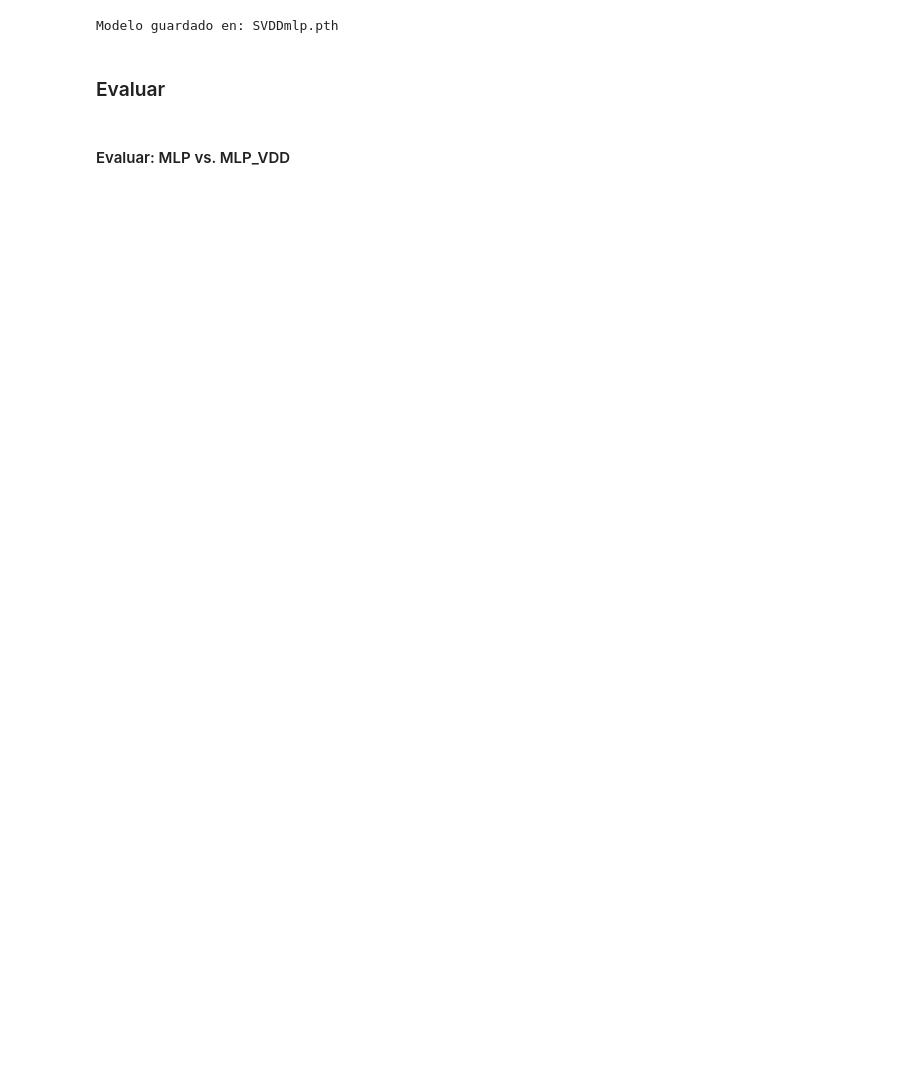
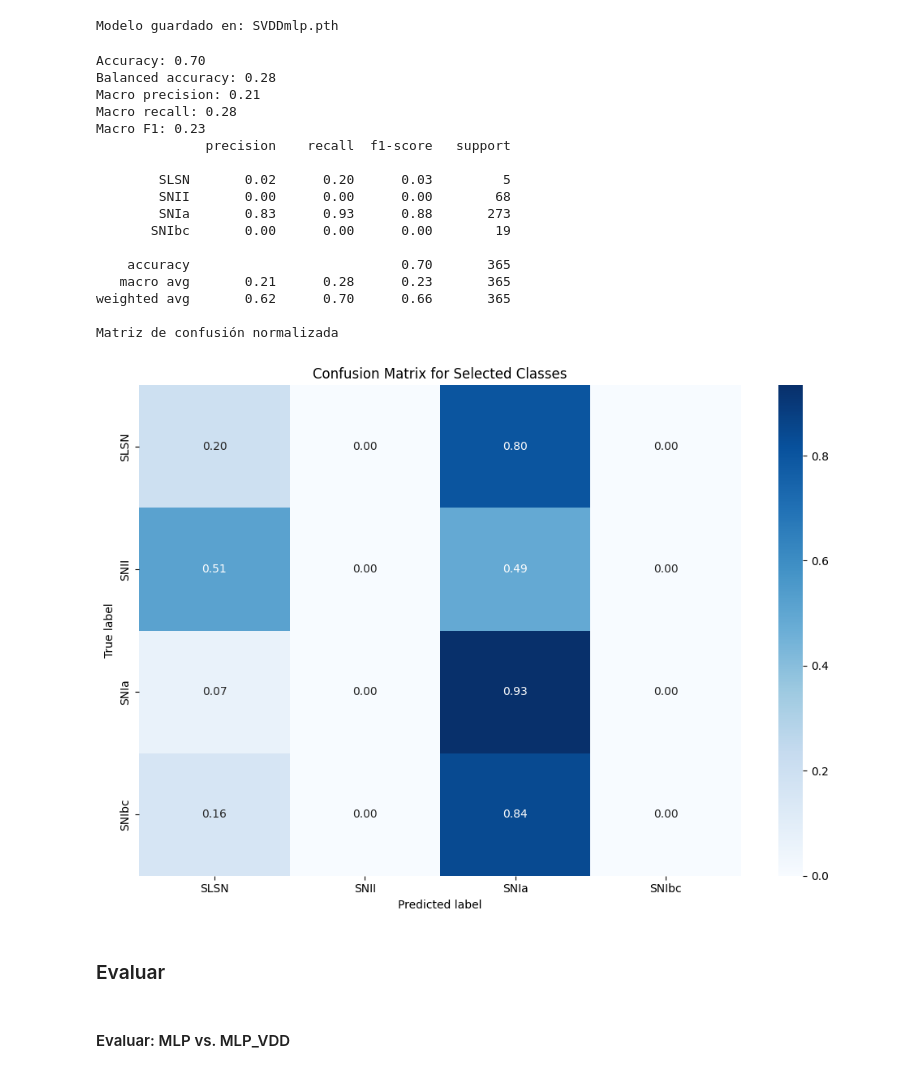
Before and after one commit to juansebm/EL4106-1-SN-Classifier, a Jupyter notebook: RF&MLP.ipynb, the cells around one changed output. Saved outputs shown, nothing was run; the diff lists cells and outputs as text; code cells hidden in the pictures; blank space fills up the shorter version.

```diff
--- a/RF&MLP.ipynb
+++ b/RF&MLP.ipynb
@@ -806,6 +839,82 @@ torch.save(model.state_dict(), model_path)
 print(f'Modelo guardado en: {model_path}')
 # %% [output]
 Modelo guardado en: SVDDmlp.pth
+# %%
+# Cargar el modelo
+model = MLP_VDD(input_dim, z_dim)
+model.load_state_dict(torch.load('SVDDmlp.pth'))
+model.eval()  # Colocar el modelo en modo de evaluación
+
+# Realizar predicciones sobre el conjunto de prueba
+with torch.no_grad():
+    test_outputs = model(X_test_tensor)
+    _, y_pred_tensor = torch.max(test_outputs, 1)  # Convertir las probabilidades en clases predichas
+
+# Convertir tensores a numpy para usar con sklearn
+y_pred = y_pred_tensor.cpu().numpy()
+y_true = y_test_tensor.cpu().numpy()
+
+# Calcular las métricas
+accuracy = accuracy_score(y_true, y_pred)
+balanced_accuracy = balanced_accuracy_score(y_true, y_pred)
+macro_precision = precision_score(y_true, y_pred, average='macro')
+macro_recall = recall_score(y_true, y_pred, average='macro')
+macro_f1 = f1_score(y_true, y_pred, average='macro')
+
+# Imprimir las métricas globales
+print(f"Accuracy: {accuracy:.2f}")
+print(f"Balanced accuracy: {balanced_accuracy:.2f}")
+print(f"Macro precision: {macro_precision:.2f}")
+print(f"Macro recall: {macro_recall:.2f}")
+print(f"Macro F1: {macro_f1:.2f}")
+
+# Generar el reporte detallado por clase
+selected_classes = label_encoder.classes_
+report = classification_report(y_true, y_pred, target_names=selected_classes)
+print(report)
+
+# Matriz de confusión
+cm = confusion_matrix(y_true, y_pred)
+
+# Función para graficar la matriz de confusión
+def plot_confusion_matrix(cm, classes, plot_name='mlp_confusion_matrix.pdf', normalize=False, title='Confusion Matrix'):
+    if normalize:
+        cm = cm.astype('float') / cm.sum(axis=1)[:, np.newaxis]
+        print("Matriz de confusión normalizada")
+    else:
+        print("Matriz de confusión sin normalizar")
+
+    plt.figure(figsize=(10, 7))
+    sns.heatmap(cm, annot=True, fmt='.2f' if normalize else 'd', cmap='Blues', xticklabels=classes, yticklabels=classes)
+    plt.title(title)
+    plt.ylabel('True label')
+    plt.xlabel('Predicted label')
+    plt.tight_layout()
+    plt.savefig(plot_name)
+    plt.show()
+
+# Graficar la matriz de confusión
+plot_confusion_matrix(cm, classes=selected_classes, plot_name='mlp_confusion_matrix_selected_classes.pdf',
+                      normalize=True, title='Confusion Matrix for Selected Classes')
+# %% [output]
+Accuracy: 0.70
+Balanced accuracy: 0.28
+Macro precision: 0.21
+Macro recall: 0.28
+Macro F1: 0.23
+              precision    recall  f1-score   support
+
+        SLSN       0.02      0.20      0.03         5
+        SNII       0.00      0.00      0.00        68
+        SNIa       0.83      0.93      0.88       273
+       SNIbc       0.00      0.00      0.00        19
+
+    accuracy                           0.70       365
+   macro avg       0.21      0.28      0.23       365
+weighted avg       0.62      0.70      0.66       365
+
+Matriz de confusión normalizada
+[figure, added]
 # %% [markdown]
 ### Evaluar
 # %% [markdown]
```
Also changed, not shown: parts of 24 cells of this notebook, 8 other files.
